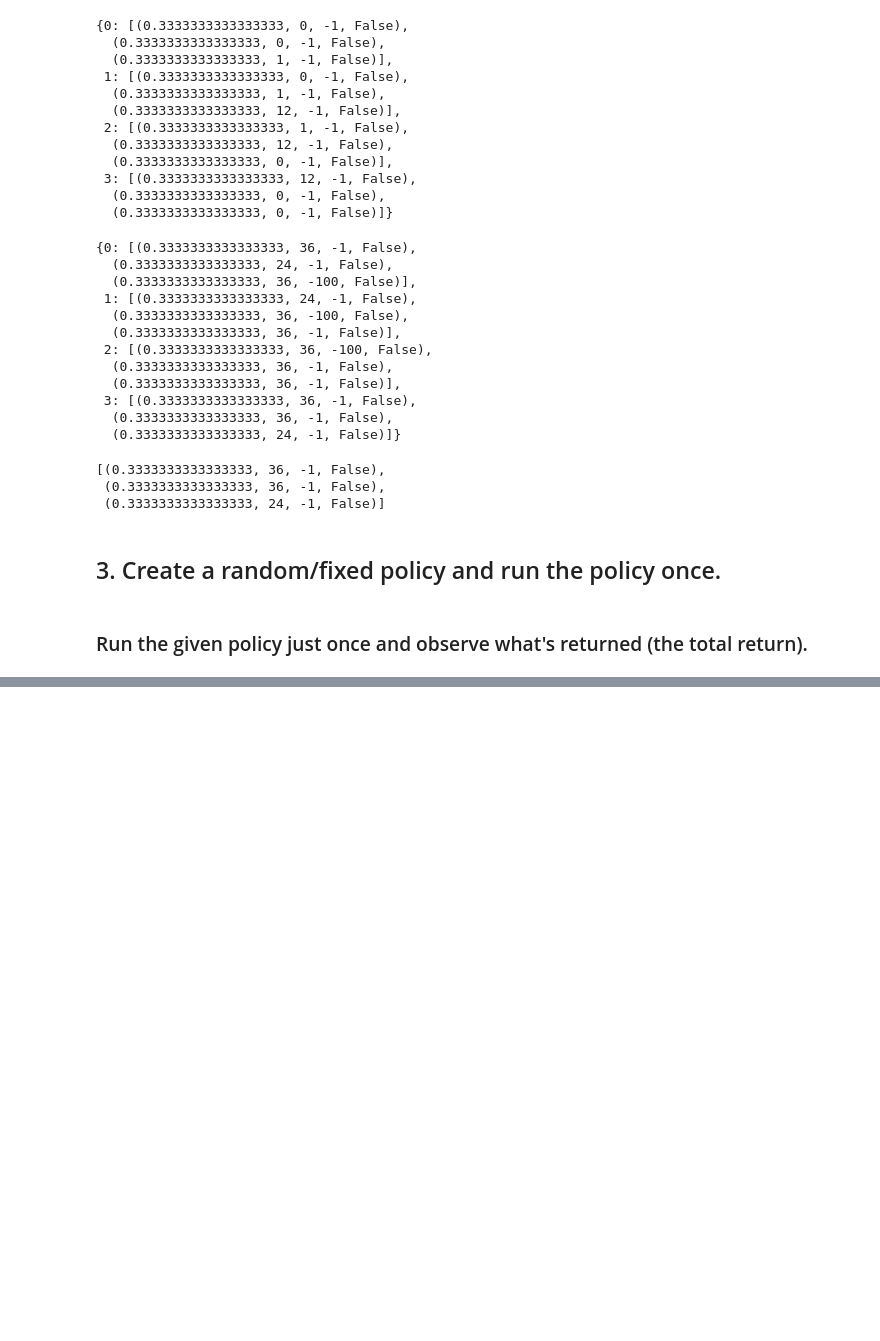
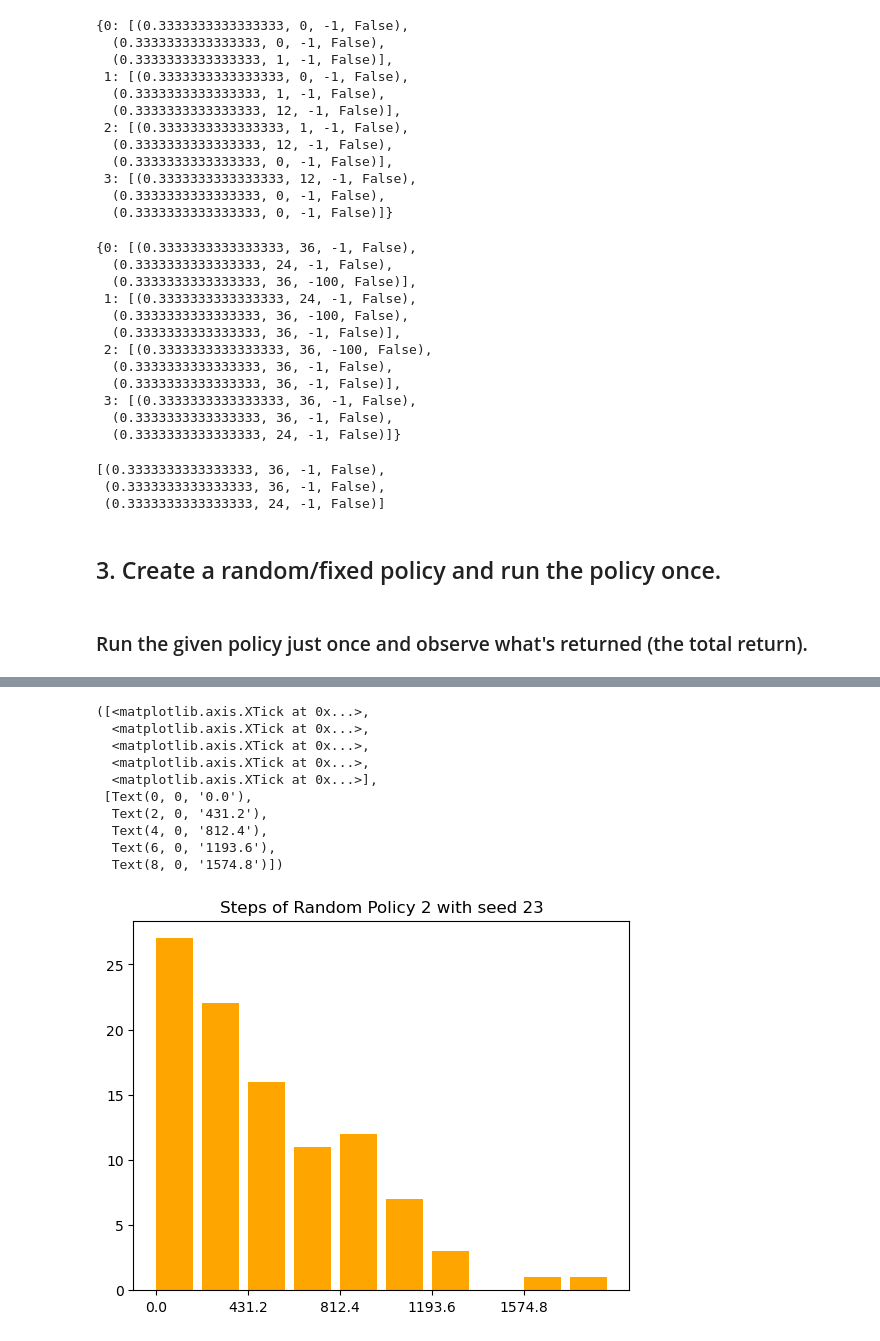
Before and after one commit to timkom10/CSC580_Winter2025_1, a Jupyter notebook: HW#2/580_hw2_startup.ipynb, the cells around one changed output, grey strips where cells are left out. Saved outputs shown, nothing was run; the diff lists cells and outputs as text; code cells hidden in the pictures; blank space fills up the shorter version.

Commit message:
Commit to almost done
Updated stuff with beginning of comments

```diff
--- a/HW#2/580_hw2_startup.ipynb
+++ b/HW#2/580_hw2_startup.ipynb
@@ -170,0 +244,36 @@ print (f' ==> Total return: {result}')
+# %%
+
+print("Policy 1 stats with random seed 10")
+print("Mean steps: " + str(steps_1_mean))
+print("Stdev steps: " + str(steps_1_std))
+print("Mean near_falls: " + str(near_falls_1_mean))
+print("Stdev near_falls: " + str(near_falls_1_std))
+print("Mean reward: " + str(rewards_1_mean))
+print("Stdev reward: " + str(rewards_1_std))
+
+print("Policy 2 stats with random seed 20")
+print("Mean steps: " + str(steps_2_mean))
+print("Stdev steps: " + str(steps_2_std))
+print("Mean near_falls: " + str(near_falls_2_mean))
+print("Stdev near_falls: " + str(near_falls_2_std))
+print("Mean reward: " + str(rewards_2_mean))
+print("Stdev reward: " + str(rewards_2_std))
+
+print("Policy 3 stats with random seed 30")
+print("Mean steps: " + str(steps_3_mean))
+print("Stdev steps: " + str(steps_3_std))
+print("Mean near_falls: " + str(near_falls_3_mean))
+print("Stdev near_falls: " + str(near_falls_3_std))
+print("Mean reward: " + str(rewards_3_mean))
+print("Stdev reward: " + str(rewards_3_std))
+
+total_steps_1 = np.sum(steps_1)
+total_steps_2 = np.sum(steps_2)
+total_steps_3 = np.sum(steps_3)
+print("Total number of steps of Policy 1: " + str(total_steps_1))
+print("Total number of steps of Policy 2: " + str(total_steps_2))
+print("Total number of steps of Policy 3: " + str(total_steps_3))
+
+#begin brining all the values together for plotting
+counts, bin_edges = np.histogram(steps_2)
+ratio = np.array(near_falls_2)/np.array(steps_2)
@@ -170,0 +298,19 @@ print (f' ==> Total return: {result}')
+# %%
+import matplotlib.pyplot as plt
+# bar plot of steps
+plt.bar(range(len(counts)), counts, align= 'edge', color='orange')
+plt.title("Steps of Random Policy 2 with seed 23")
+bin_edges.put(0,0)
+plt.xticks(ticks=range(0, len(counts)-1, 2),labels= bin_edges[:-1:2] )
+# %% [output]
+([<matplotlib.axis.XTick at 0x...>,
+  <matplotlib.axis.XTick at 0x...>,
+  <matplotlib.axis.XTick at 0x...>,
+  <matplotlib.axis.XTick at 0x...>,
+  <matplotlib.axis.XTick at 0x...>],
+ [Text(0, 0, '0.0'),
+  Text(2, 0, '431.2'),
+  Text(4, 0, '812.4'),
+  Text(6, 0, '1193.6'),
+  Text(8, 0, '1574.8')])
+[figure, added]
```
Also changed, not shown: parts of 21 cells of this notebook, 1 other file.
